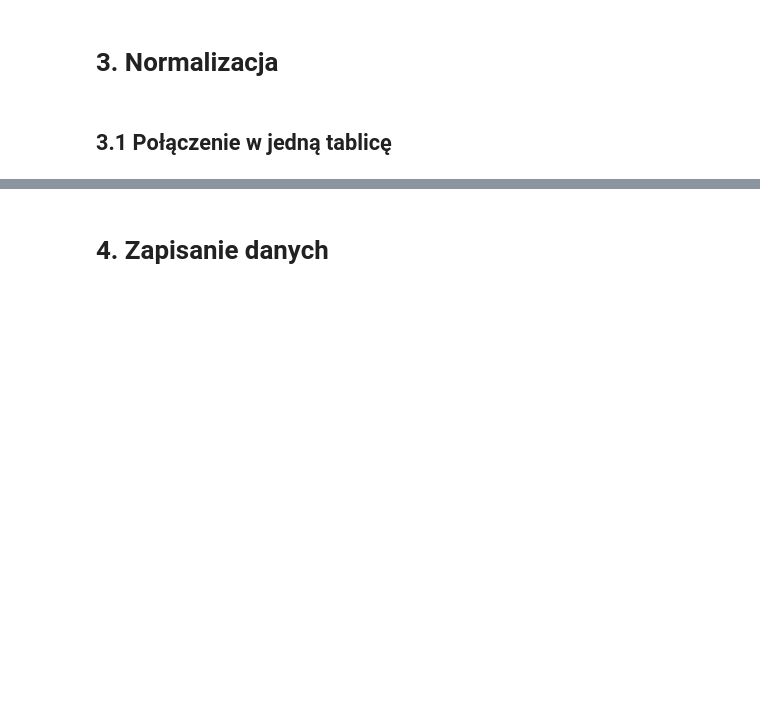
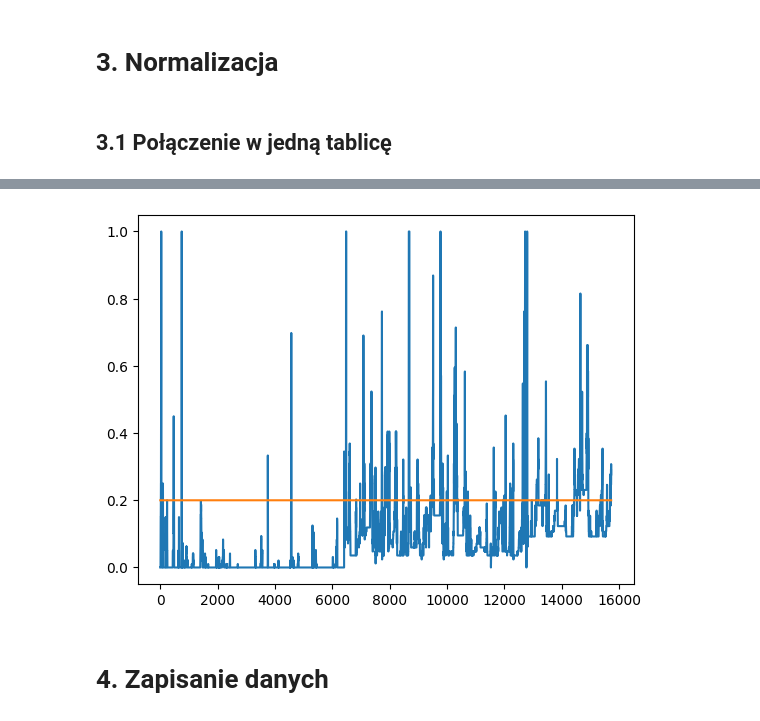
Before and after one commit to panjacob/A-study-of-nighttime-vehicle-detection-algorithms, a Jupyter notebook: Recordings2/1_sensor.ipynb, the cells around one changed output, grey strips where cells are left out. Saved outputs shown, nothing was run; the diff lists cells and outputs as text; code cells hidden in the pictures; blank space fills up the shorter version.

```diff
--- a/Recordings2/1_sensor.ipynb
+++ b/Recordings2/1_sensor.ipynb
@@ -365,3 +357,12 @@ plt.show()
+# %%
+x = [x[1] for x in data_normalized_min_max]
+xline = [0.2 for _ in data_normalized_min_max]
+
+plt.plot(x)
+plt.plot(xline)
+plt.show()
+# %% [output]
+[figure, added]
 # %% [markdown]
 # 4. Zapisanie danych
 # %%
```
Also changed, not shown: parts of 9 cells of this notebook, 5 other files.
